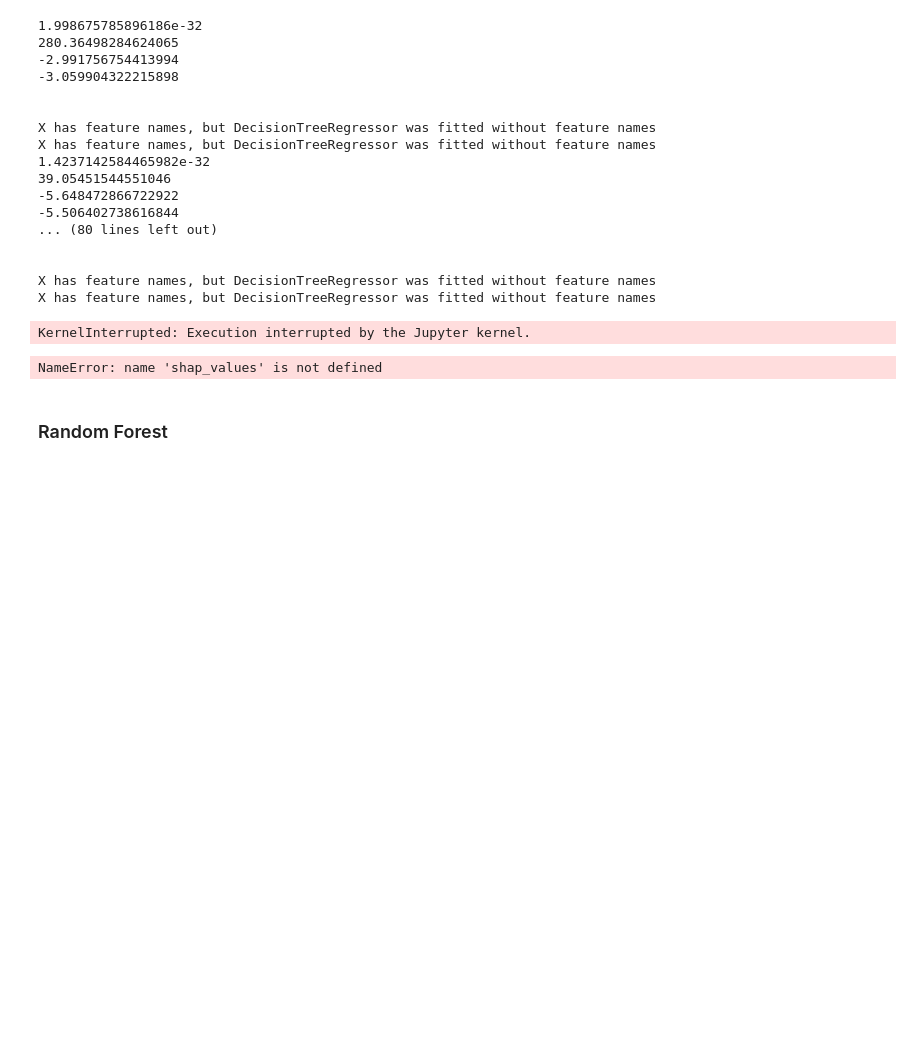
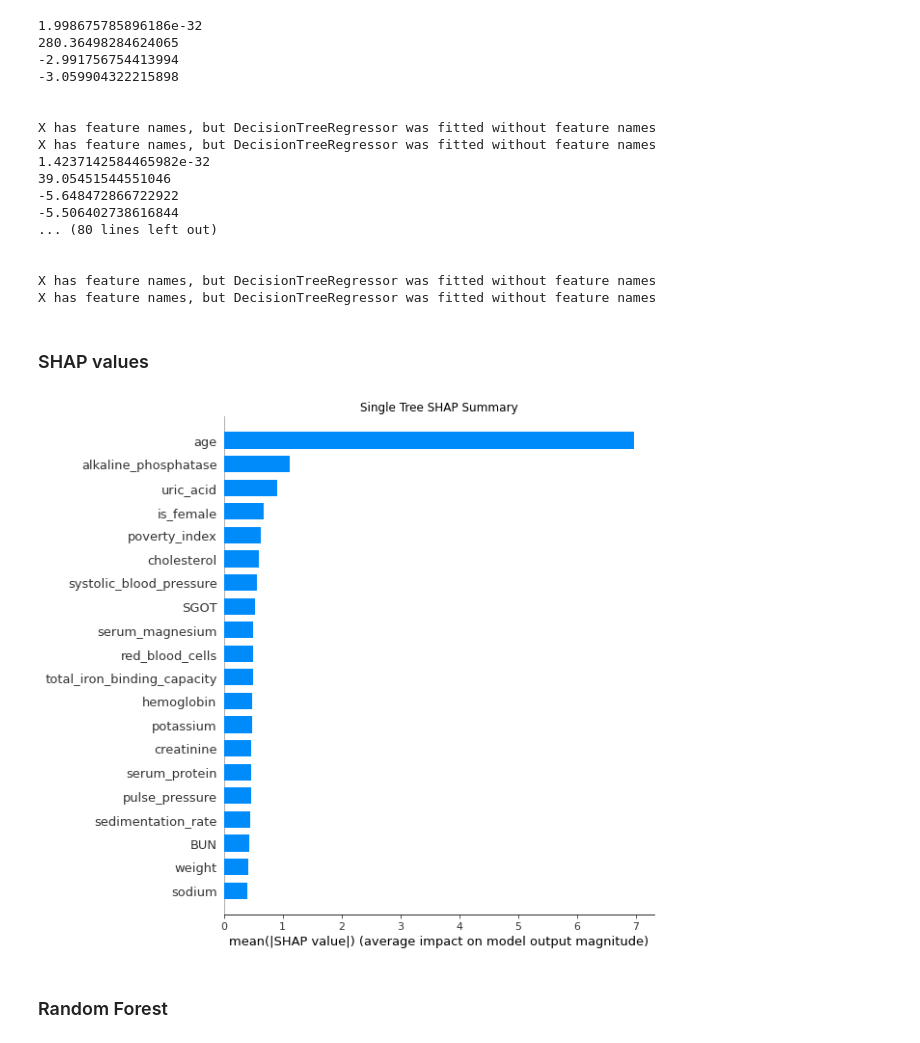
Before and after one commit to alzh9000/cs109a-final-project, a Jupyter notebook: notebook_clean.ipynb, the cells around one changed output. Saved outputs shown, nothing was run; the diff lists cells and outputs as text; code cells hidden in the pictures; blank space fills up the shorter version.

```diff
--- a/notebook_clean.ipynb
+++ b/notebook_clean.ipynb
@@ -697,24 +704,25 @@ X has feature names, but DecisionTreeRegressor was fitted without feature names
 
 X has feature names, but DecisionTreeRegressor was fitted without feature names
 X has feature names, but DecisionTreeRegressor was fitted without feature names
+# %% [markdown]
+### SHAP values
 # %%
 scaler = StandardScaler()
 scaler.fit(X_train)
 
 X_train_scaled = scaler.transform(X_train)
 X_test_scaled = scaler.transform(X_test)
 
 tree = DecisionTreeRegressor()
 tree.fit(X_train_scaled, y_train)
-dt_shap_explainer = shap.TreeExplainer(tree, shap.sample(X_train_scaled, 1000))
-dt_shap_values = dt_shap_explainer.shap_values(X_train_scaled)
 
+shap_values = shap.TreeExplainer(tree).shap_values(shap.sample(X_train_scaled, 1000))
 shap.summary_plot(shap_values, X_train_scaled, feature_names=X_train.columns, plot_type="bar", show=False)
+
 plt.title("Single Tree SHAP Summary")
 plt.savefig("Single_Tree_SHAP_Summary")
 # %% [output]
-KernelInterrupted: Execution interrupted by the Jupyter kernel.
-NameError: name 'shap_values' is not defined
+[figure, added]
 # %% [markdown]
 ### Random Forest
 # %%
```
Also changed, not shown: parts of 7 cells of this notebook, 2 other files.
